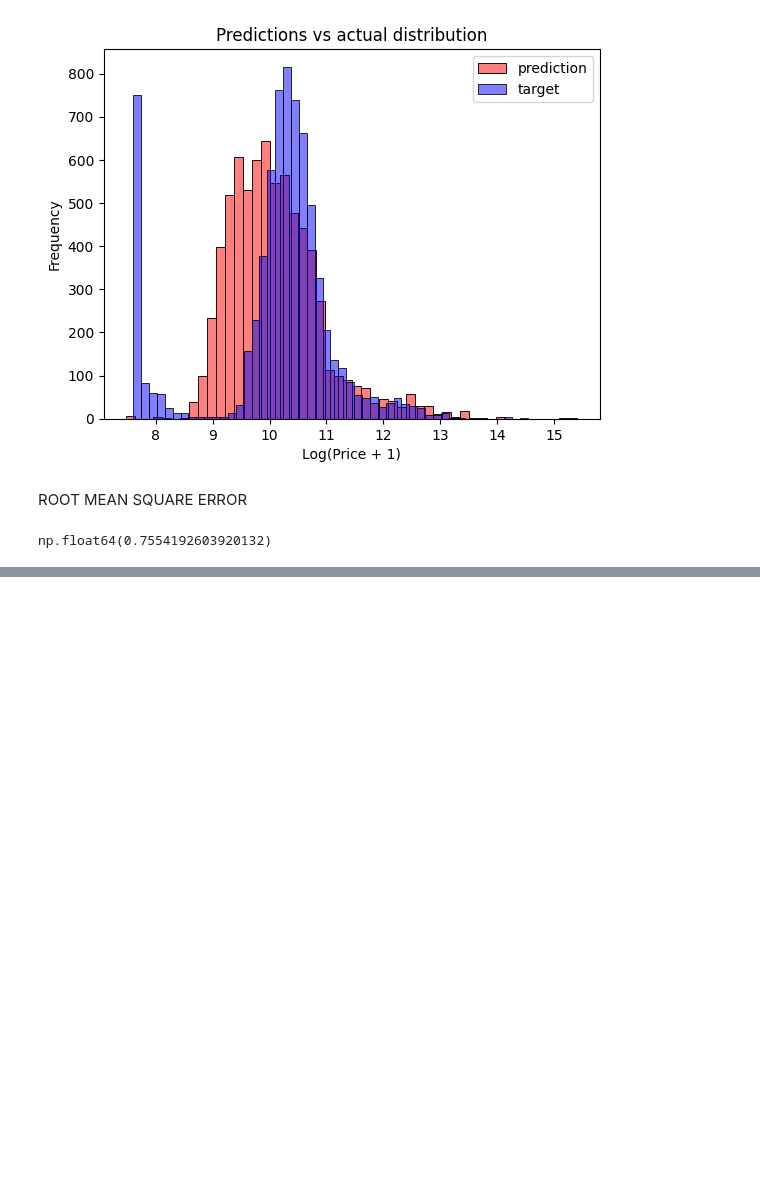
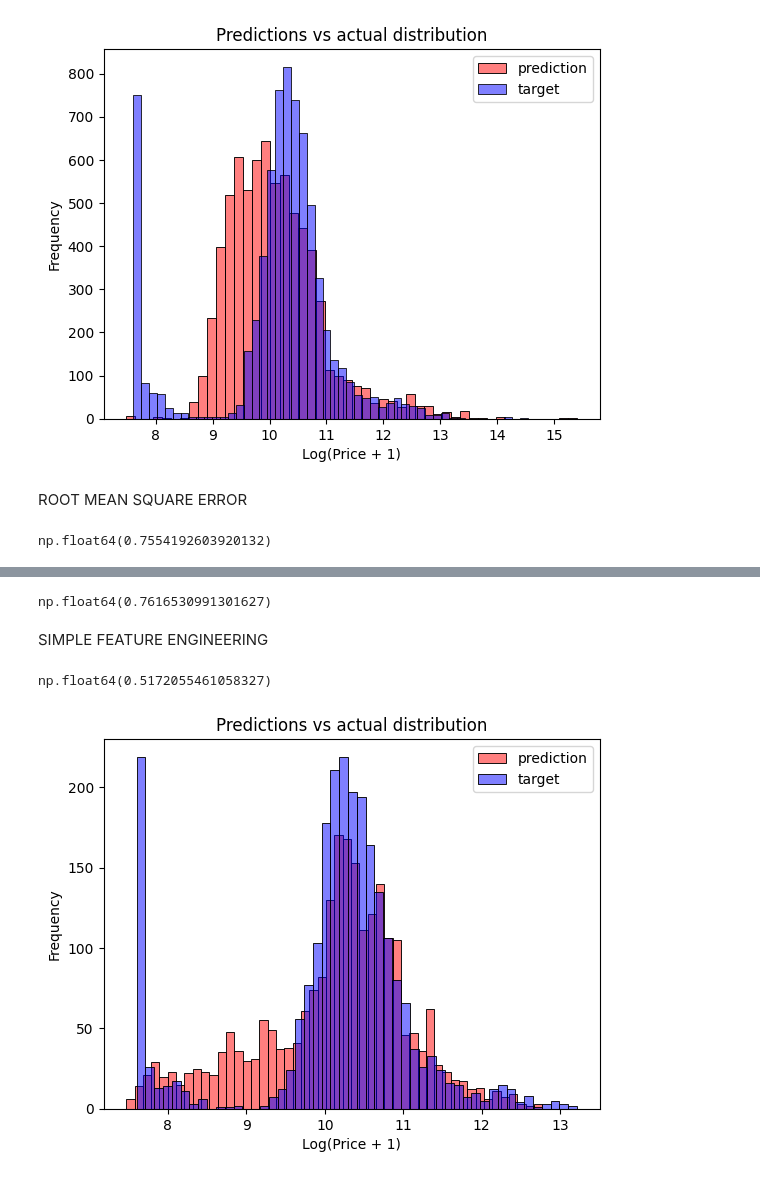
Before and after one commit to Abasi-ifreke/ml-zoomcamp, a Jupyter notebook: 02-regression/01-data-prep.ipynb, the cells around one changed output, grey strips where cells are left out. Saved outputs shown, nothing was run; the diff lists cells and outputs as text; code cells hidden in the pictures; blank space fills up the shorter version.

Commit message:
feature engineering append

```diff
--- a/02-regression/01-data-prep.ipynb
+++ b/02-regression/01-data-prep.ipynb
@@ -715,0 +733,54 @@ np.float64(0.7554192603920132)
+# %%
+def prepare_X(df):
+    df_num = df[base]
+    df_num = df_num.fillna(0)
+    X = df_num.values
+    return X
+# %%
+X_train = prepare_X(df_train)
+w0, w = train_model(X_train, y_train)
+
+X_val = prepare_X(df_val)
+y_pred = w0 + X_val.dot(w)
+
+rmse(y_val, y_pred)
+# %% [output]
+np.float64(0.7616530991301627)
+# %% [markdown]
+SIMPLE FEATURE ENGINEERING
+# %%
+# Adding more features to our model
+# We also consider the age of a vehicle
+def prepare_X(df):
+    df = df.copy()      # we take a copy of the data so we can modify it separately
+    features = base.copy()
+
+    df['age'] = 2017 - df.year  # since the latest car was made 2017, we use it as a base for evaluating other vehicles
+    features.append('age')
+
+    df_num = df[features]
+    df_num = df_num.fillna(0)
+    X = df_num.values
+    return X
+# %%
+X_train = prepare_X(df_train)
+w0, w = train_model(X_train, y_train)
+
+X_val = prepare_X(df_val)
+y_pred = w0 + X_val.dot(w)
+
+rmse(y_val, y_pred)
+# the RMSE improves because we are using more data/feature to predict price
+# %% [output]
+np.float64(0.5172055461058327)
+# %%
+sns.histplot(y_pred, label='prediction', color='red', alpha=0.5, bins=50)
+sns.histplot(y_val, label='target', color='blue', alpha=0.5, bins=50)
+plt.legend()
+
+plt.ylabel('Frequency')
+plt.xlabel('Log(Price + 1)')
+plt.title('Predictions vs actual distribution')
+plt.show()
+# %% [output]
+[figure, added]
```
Also changed, not shown: parts of 3 cells of this notebook.
